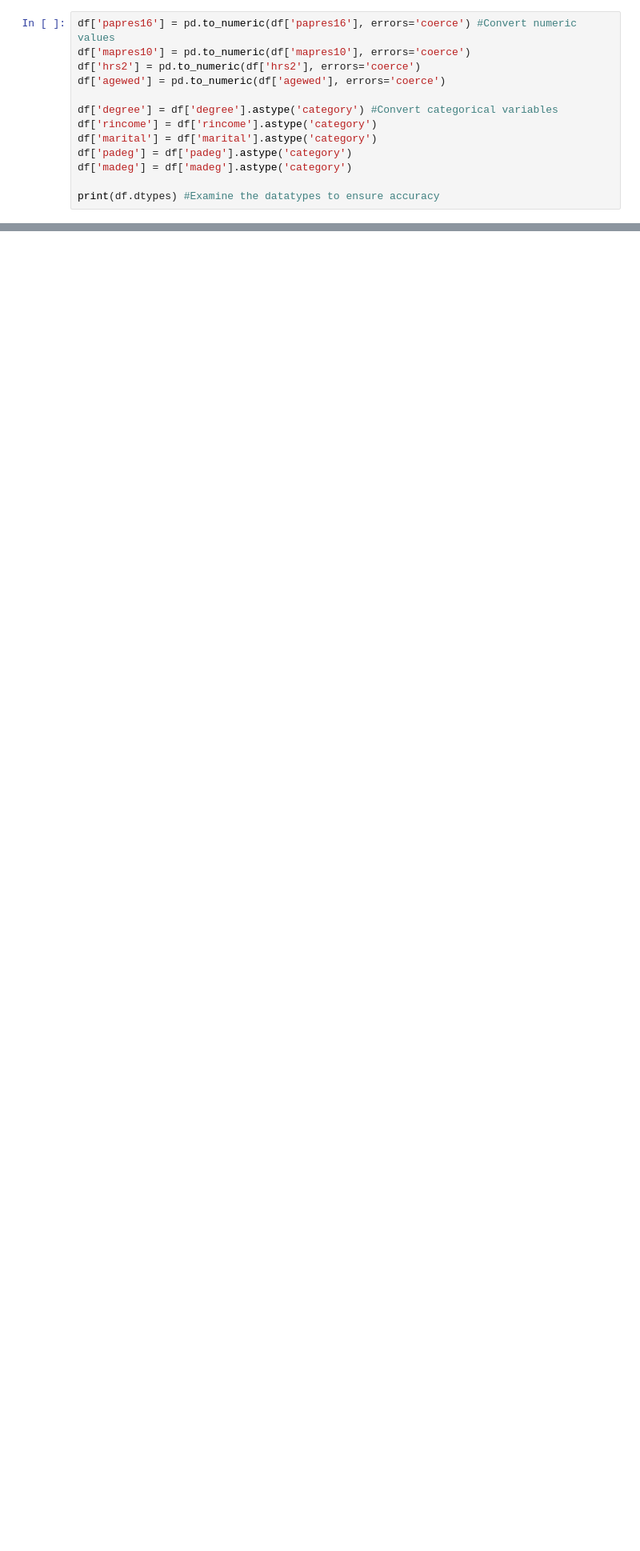
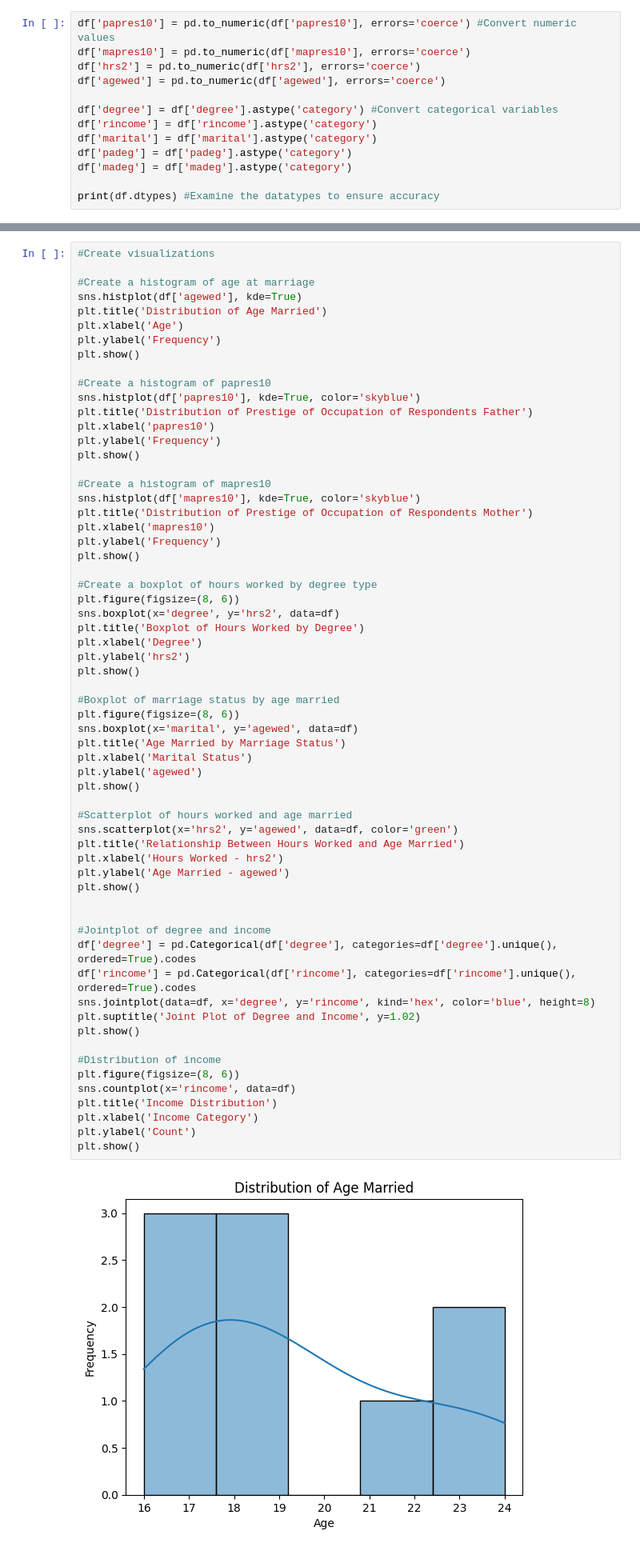
Before and after one commit to norawik/EDA, a Jupyter notebook: lab/gss.ipynb, the cells around one changed output, grey strips where cells are left out. Shown at 80% size. Cells and saved outputs as stored; diff of their text form; blank space fills up the shorter version.

```diff
--- a/lab/gss.ipynb
+++ b/lab/gss.ipynb
@@ -126,7 +128,7 @@ print(df.head()) #print the first 5 rows to examine changes
 # %% [markdown]
 Next, we want to convert all numeric variables to floats, and all categorical variables to categories. This will allow us to further analyze the data.
 # %%
-df['papres16'] = pd.to_numeric(df['papres16'], errors='coerce') #Convert numeric values
+df['papres10'] = pd.to_numeric(df['papres10'], errors='coerce') #Convert numeric values
 df['mapres10'] = pd.to_numeric(df['mapres10'], errors='coerce')
 df['hrs2'] = pd.to_numeric(df['hrs2'], errors='coerce')
 df['agewed'] = pd.to_numeric(df['agewed'], errors='coerce')
@@ -190,0 +222,64 @@ plt.show()
+# %%
+#Create visualizations
+
+#Create a histogram of age at marriage
+sns.histplot(df['agewed'], kde=True)
+plt.title('Distribution of Age Married')
+plt.xlabel('Age')
+plt.ylabel('Frequency')
+plt.show()
+
+#Create a histogram of papres10
+sns.histplot(df['papres10'], kde=True, color='skyblue')
+plt.title('Distribution of Prestige of Occupation of Respondents Father')
+plt.xlabel('papres10')
+plt.ylabel('Frequency')
+plt.show()
+
+#Create a histogram of mapres10
+sns.histplot(df['mapres10'], kde=True, color='skyblue')
+plt.title('Distribution of Prestige of Occupation of Respondents Mother')
+plt.xlabel('mapres10')
+plt.ylabel('Frequency')
+plt.show()
+
+#Create a boxplot of hours worked by degree type
+plt.figure(figsize=(8, 6))
+sns.boxplot(x='degree', y='hrs2', data=df)
+plt.title('Boxplot of Hours Worked by Degree')
+plt.xlabel('Degree')
+plt.ylabel('hrs2')
+plt.show()
+
+#Boxplot of marriage status by age married
+plt.figure(figsize=(8, 6))
+sns.boxplot(x='marital', y='agewed', data=df)
+plt.title('Age Married by Marriage Status')
+plt.xlabel('Marital Status')
+plt.ylabel('agewed')
+plt.show()
+
+#Scatterplot of hours worked and age married
+sns.scatterplot(x='hrs2', y='agewed', data=df, color='green')
+plt.title('Relationship Between Hours Worked and Age Married')
+plt.xlabel('Hours Worked - hrs2')
+plt.ylabel('Age Married - agewed')
+plt.show()
+
+
+#Jointplot of degree and income
+df['degree'] = pd.Categorical(df['degree'], categories=df['degree'].unique(), ordered=True).codes
+df['rincome'] = pd.Categorical(df['rincome'], categories=df['rincome'].unique(), ordered=True).codes
+sns.jointplot(data=df, x='degree', y='rincome', kind='hex', color='blue', height=8)
+plt.suptitle('Joint Plot of Degree and Income', y=1.02)
+plt.show()
+
+#Distribution of income
+plt.figure(figsize=(8, 6))
+sns.countplot(x='rincome', data=df)
+plt.title('Income Distribution')
+plt.xlabel('Income Category')
+plt.ylabel('Count')
+plt.show()
+# %% [output]
+[figure, added]
```
Also changed, not shown: parts of 11 cells of this notebook.
